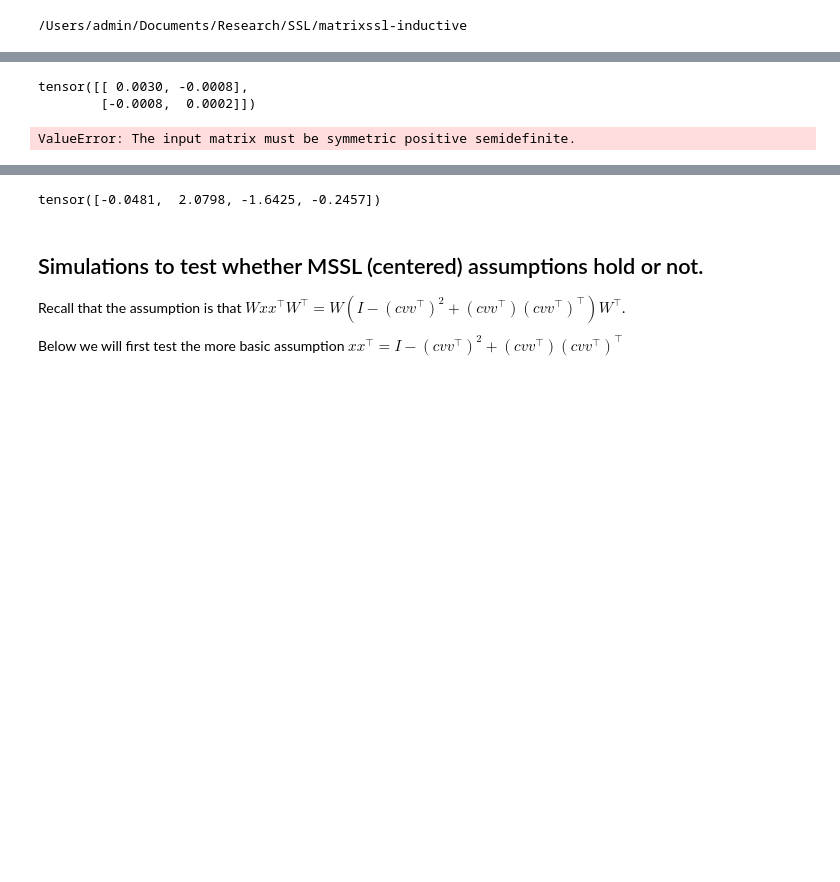
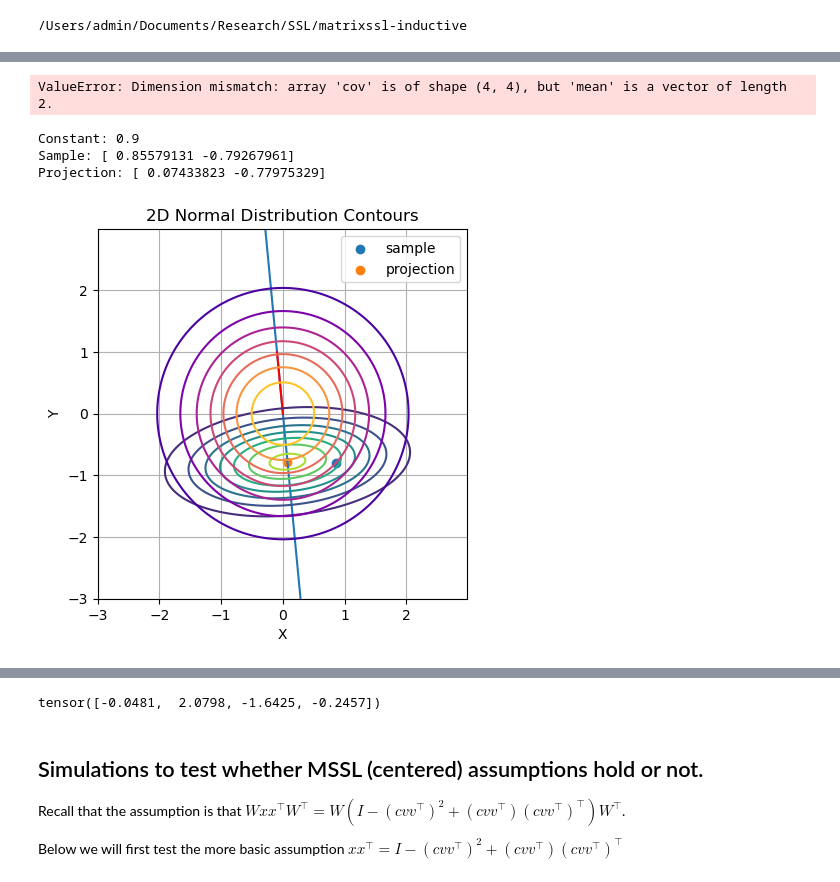
Before and after one commit to dante-hl/matrixssl-inductive, a Jupyter notebook: notebooks/distributions.ipynb, the cells around one changed output, grey strips where cells are left out. Drawn from its saved outputs; the diff is of its cells as text; code cells hidden in the pictures; blank space fills up the shorter version.

```diff
--- a/notebooks/distributions.ipynb
+++ b/notebooks/distributions.ipynb
@@ -42,37 +58,73 @@ Intel MKL WARNING: Support of Intel(R) Streaming SIMD Extensions 4.2 (Intel(R) S
+# %%
+# Create a grid of (x, y) points
+distr = multivariate_normal(np.zeros(d), cov=testcov)
+x, y = np.mgrid[-3:3:.01, -3:3:.01]
+pos = np.dstack((x, y))
+
+# Plotting the contours
+start = -3 * normalized
+end  = 3 * normalized
+plt.plot([start[0], end[0]], [start[1], end[1]])
+plt.plot([0, normalized[0]], [0, normalized[1]], color='red')
+plt.contour(x, y, distr.pdf(pos))
+plt.xlabel('X')
+plt.ylabel('Y')
+plt.legend()
+ax = plt.gca()
+ax.set_aspect('equal', adjustable='box')
+plt.show()
+# %% [output]
+ValueError: Dimension mismatch: array 'cov' is of shape (4, 4), but 'mean' is a vector of length 2.
 # %%
 def generate_valid_cov(d=2):
     # valid means [[I cvvT] [cvvT I]] being PSD
-    while True:
-        const = torch.rand(1)
-        vec = torch.randn(d)
-        if torch.abs(const * (torch.norm(vec) ** 2)) < 1: # covariance of joint distr of augs is valid (PSD)
-            off_diag = const * torch.outer(vec, vec)
-            cov = torch.eye(2*d)
-            cov[d:, :d] = off_diag
-            cov[:d, d:] = off_diag
-            break
+    const = 0.9
+    vec = torch.randn(d)
+    vec = vec / torch.linalg.vector_norm(vec)
+    if torch.abs(const * (torch.norm(vec) ** 2)) < 1: # covariance of joint distr of augs is valid (PSD)
+        off_diag = const * torch.outer(vec, vec)
+        cov = torch.eye(2*d)
+        cov[d:, :d] = off_diag
+        cov[:d, d:] = off_diag
     return const, vec, cov
-# %%
-cvvT @ cvvT
-# %% [output]
-tensor([[ 0.0030, -0.0008],
-        [-0.0008,  0.0002]])
 # %%
-v = np.random.randn(2)
-vvT = np.outer(v, v)
-subtracted_mvn = multivariate_normal(np.zeros(2), cov=np.eye(2)-np.matmul(vvT, vvT))
-mvn = multivariate_normal(np.zeros(2), cov=np.eye(2))
+const, vec, cov = generate_valid_cov(d=2)
+mu = np.array([0, 0])
+rv = multivariate_normal(mu, np.eye(2))
+sample = rv.rvs(size=1)
+cvvT = const * np.outer(vec, vec)
+conditional_mvn = multivariate_normal(cvvT @ sample, cov=np.eye(2)-(cvvT @ cvvT))
+# conditional_mvn = multivariate_normal(np.zeros(2), cov=np.eye(2)-(cvvT @ cvvT)) # view centered for eyeballing
+std_mvn = multivariate_normal(np.zeros(2), np.eye(2))
 
+# Create a grid of (x, y) points
 x, y = np.mgrid[-3:3:.01, -3:3:.01]
 pos = np.dstack((x, y))
+
+projection = cvvT @ sample
+print(f'Constant: {const}')
+print(f"Sample: {sample}")
+print(f"Projection: {projection}")
+
 # Plotting the contours
-plt.contour(x, y, subtracted_mvn.pdf(pos), cmap='plasma')
-plt.contour(x, y, mvn.pdf(pos))
+start = -3 * vec
+end  = 3 * vec
+plt.plot([start[0], end[0]], [start[1], end[1]])
+plt.plot([0, vec[0]], [0, vec[1]], color='red')
+plt.contour(x, y, conditional_mvn.pdf(pos))
+plt.contour(x, y, std_mvn.pdf(pos), cmap='plasma')
+plt.scatter(sample[0], sample[1], label='sample')
+plt.scatter(projection[0], projection[1], label='projection')
 plt.title('2D Normal Distribution Contours')
 plt.xlabel('X')
 plt.ylabel('Y')
+plt.legend()
+plt.grid()
 ax = plt.gca()
 ax.set_aspect('equal', adjustable='box')
 plt.show()
 # %% [output]
-ValueError: The input matrix must be symmetric positive semidefinite.
+Constant: 0.9
+Sample: [ 0.85579131 -0.79267961]
+Projection: [ 0.07433823 -0.77975329]
+[figure, added]
```
Also changed, not shown: parts of 4 cells of this notebook, 3 other files.
